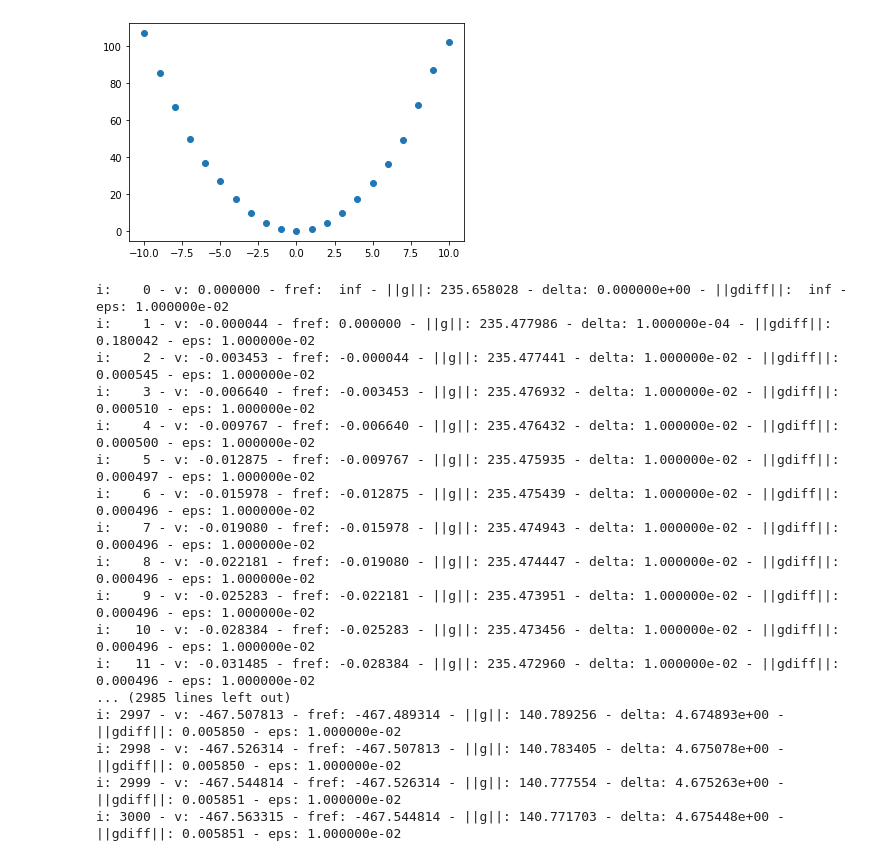
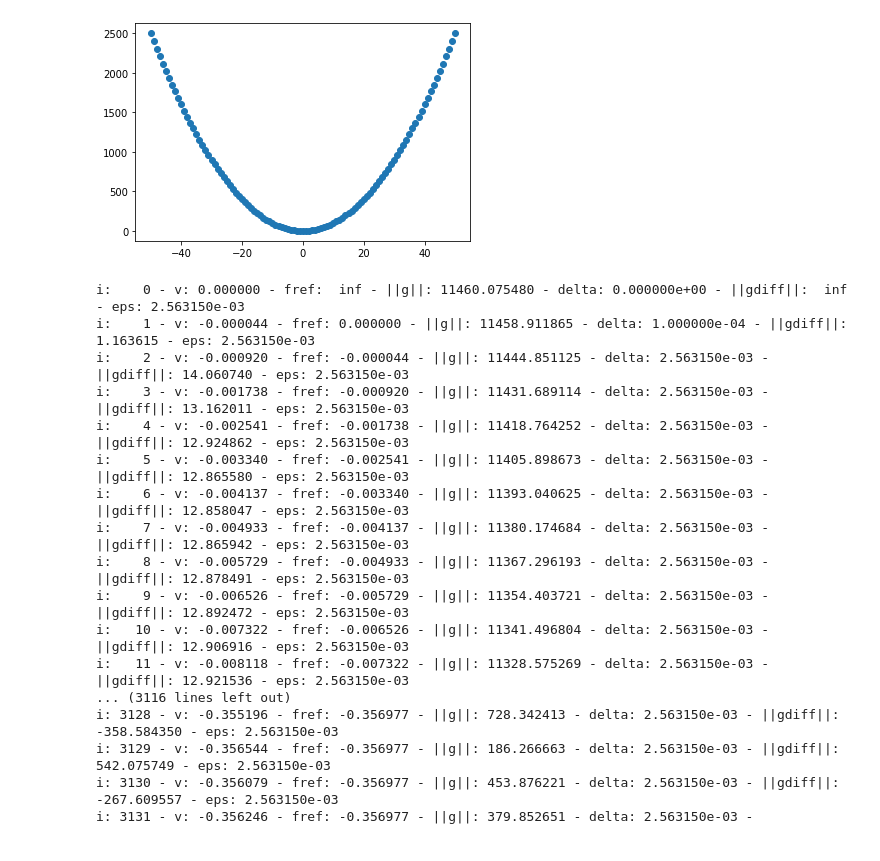
Before and after one commit to EliaPiccoli/ML-CM-Project, a Jupyter notebook: cm_scripts/prova_poly.ipynb, the cells around one changed output. Saved outputs shown, nothing was run; the diff lists cells and outputs as text; code cells hidden in the pictures.

```diff
--- a/cm_scripts/prova_poly.ipynb
+++ b/cm_scripts/prova_poly.ipynb
@@ -8,37 +8,37 @@ import matplotlib.pyplot as plt
 import random
 import copy
 # %%
-x = np.vstack(np.arange(-10,11,1))
+x = np.vstack(np.arange(-50,51,1))
 degree = 2
 noising_factor = 0.1
 y = [xi**degree for xi in x]
-y = [ yi + noising_factor * (np.random.rand()*yi) for yi in y]
-y=np.array(y)
+# y = [ yi + noising_factor * (np.random.rand()*yi) for yi in y]
+y=np.array(y, dtype=np.float64)
 plt.scatter(x,y)
 plt.show()
 # %% [output]
-[figure, old version]
+[figure, new version]
 # %%
-svr = SVR("poly", {"degree":degree, "gamma": 'scale'})
-svr.fit(x, y, {'eps':1e-2, 'maxiter':3e3})
+svr = SVR("poly", {"degree":degree, "gamma": 1.1833606394415208})
+svr.fit(x, y, {'eps':0.0025631503555299984})
 # %% [output]
-i:    0 - v: 0.000000 - fref:  inf - ||g||: 235.658028 - delta: 0.000000e+00 - ||gdiff||:  inf - eps: 1.000000e-02
-i:    1 - v: -0.000044 - fref: 0.000000 - ||g||: 235.477986 - delta: 1.000000e-04 - ||gdiff||: 0.180042 - eps: 1.000000e-02
-i:    2 - v: -0.003453 - fref: -0.000044 - ||g||: 235.477441 - delta: 1.000000e-02 - ||gdiff||: 0.000545 - eps: 1.000000e-02
-i:    3 - v: -0.006640 - fref: -0.003453 - ||g||: 235.476932 - delta: 1.000000e-02 - ||gdiff||: 0.000510 - eps: 1.000000e-02
-i:    4 - v: -0.009767 - fref: -0.006640 - ||g||: 235.476432 - delta: 1.000000e-02 - ||gdiff||: 0.000500 - eps: 1.000000e-02
-i:    5 - v: -0.012875 - fref: -0.009767 - ||g||: 235.475935 - delta: 1.000000e-02 - ||gdiff||: 0.000497 - eps: 1.000000e-02
-i:    6 - v: -0.015978 - fref: -0.012875 - ||g||: 235.475439 - delta: 1.000000e-02 - ||gdiff||: 0.000496 - eps: 1.000000e-02
-i:    7 - v: -0.019080 - fref: -0.015978 - ||g||: 235.474943 - delta: 1.000000e-02 - ||gdiff||: 0.000496 - eps: 1.000000e-02
-i:    8 - v: -0.022181 - fref: -0.019080 - ||g||: 235.474447 - delta: 1.000000e-02 - ||gdiff||: 0.000496 - eps: 1.000000e-02
-i:    9 - v: -0.025283 - fref: -0.022181 - ||g||: 235.473951 - delta: 1.000000e-02 - ||gdiff||: 0.000496 - eps: 1.000000e-02
-i:   10 - v: -0.028384 - fref: -0.025283 - ||g||: 235.473456 - delta: 1.000000e-02 - ||gdiff||: 0.000496 - eps: 1.000000e-02
-i:   11 - v: -0.031485 - fref: -0.028384 - ||g||: 235.472960 - delta: 1.000000e-02 - ||gdiff||: 0.000496 - eps: 1.000000e-02
-... (2985 lines left out)
-i: 2997 - v: -467.507813 - fref: -467.489314 - ||g||: 140.789256 - delta: 4.674893e+00 - ||gdiff||: 0.005850 - eps: 1.000000e-02
-i: 2998 - v: -467.526314 - fref: -467.507813 - ||g||: 140.783405 - delta: 4.675078e+00 - ||gdiff||: 0.005850 - eps: 1.000000e-02
-i: 2999 - v: -467.544814 - fref: -467.526314 - ||g||: 140.777554 - delta: 4.675263e+00 - ||gdiff||: 0.005851 - eps: 1.000000e-02
-i: 3000 - v: -467.563315 - fref: -467.544814 - ||g||: 140.771703 - delta: 4.675448e+00 - ||gdiff||: 0.005851 - eps: 1.000000e-02
+i:    0 - v: 0.000000 - fref:  inf - ||g||: 11460.075480 - delta: 0.000000e+00 - ||gdiff||:  inf - eps: 2.563150e-03
+i:    1 - v: -0.000044 - fref: 0.000000 - ||g||: 11458.911865 - delta: 1.000000e-04 - ||gdiff||: 1.163615 - eps: 2.563150e-03
+i:    2 - v: -0.000920 - fref: -0.000044 - ||g||: 11444.851125 - delta: 2.563150e-03 - ||gdiff||: 14.060740 - eps: 2.563150e-03
+i:    3 - v: -0.001738 - fref: -0.000920 - ||g||: 11431.689114 - delta: 2.563150e-03 - ||gdiff||: 13.162011 - eps: 2.563150e-03
+i:    4 - v: -0.002541 - fref: -0.001738 - ||g||: 11418.764252 - delta: 2.563150e-03 - ||gdiff||: 12.924862 - eps: 2.563150e-03
+i:    5 - v: -0.003340 - fref: -0.002541 - ||g||: 11405.898673 - delta: 2.563150e-03 - ||gdiff||: 12.865580 - eps: 2.563150e-03
+i:    6 - v: -0.004137 - fref: -0.003340 - ||g||: 11393.040625 - delta: 2.563150e-03 - ||gdiff||: 12.858047 - eps: 2.563150e-03
+i:    7 - v: -0.004933 - fref: -0.004137 - ||g||: 11380.174684 - delta: 2.563150e-03 - ||gdiff||: 12.865942 - eps: 2.563150e-03
+i:    8 - v: -0.005729 - fref: -0.004933 - ||g||: 11367.296193 - delta: 2.563150e-03 - ||gdiff||: 12.878491 - eps: 2.563150e-03
+i:    9 - v: -0.006526 - fref: -0.005729 - ||g||: 11354.403721 - delta: 2.563150e-03 - ||gdiff||: 12.892472 - eps: 2.563150e-03
+i:   10 - v: -0.007322 - fref: -0.006526 - ||g||: 11341.496804 - delta: 2.563150e-03 - ||gdiff||: 12.906916 - eps: 2.563150e-03
+i:   11 - v: -0.008118 - fref: -0.007322 - ||g||: 11328.575269 - delta: 2.563150e-03 - ||gdiff||: 12.921536 - eps: 2.563150e-03
+... (3116 lines left out)
+i: 3128 - v: -0.355196 - fref: -0.356977 - ||g||: 728.342413 - delta: 2.563150e-03 - ||gdiff||: -358.584350 - eps: 2.563150e-03
+i: 3129 - v: -0.356544 - fref: -0.356977 - ||g||: 186.266663 - delta: 2.563150e-03 - ||gdiff||: 542.075749 - eps: 2.563150e-03
+i: 3130 - v: -0.356079 - fref: -0.356977 - ||g||: 453.876221 - delta: 2.563150e-03 - ||gdiff||: -267.609557 - eps: 2.563150e-03
+i: 3131 - v: -0.356246 - fref: -0.356977 - ||g||: 379.852651 - delta: 2.563150e-03 -
 # %%
 to_predict = 12
 pred = svr.predict(to_predict)
```
Also changed, not shown: parts of 5 cells of this notebook, 3 other files.
